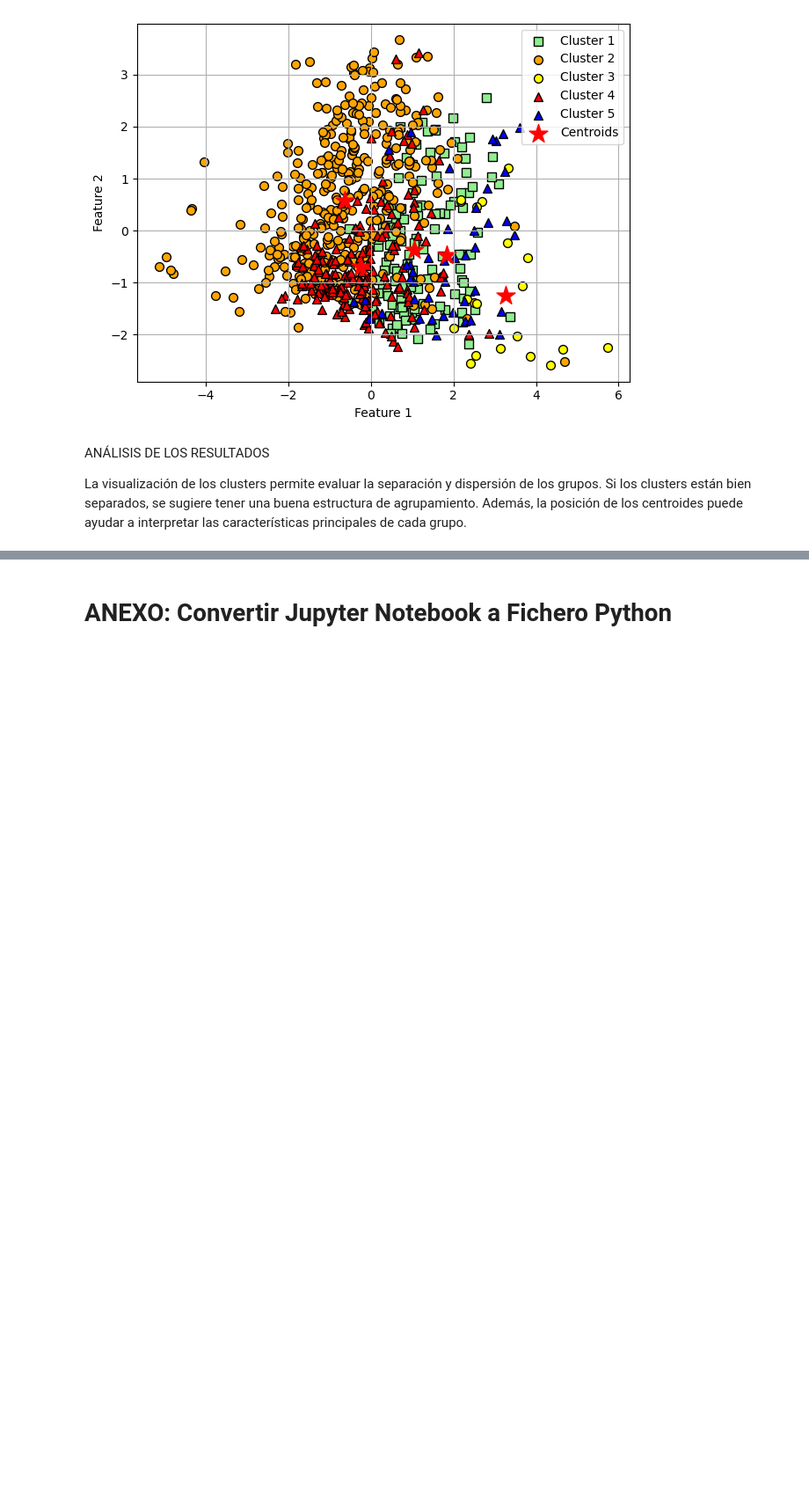
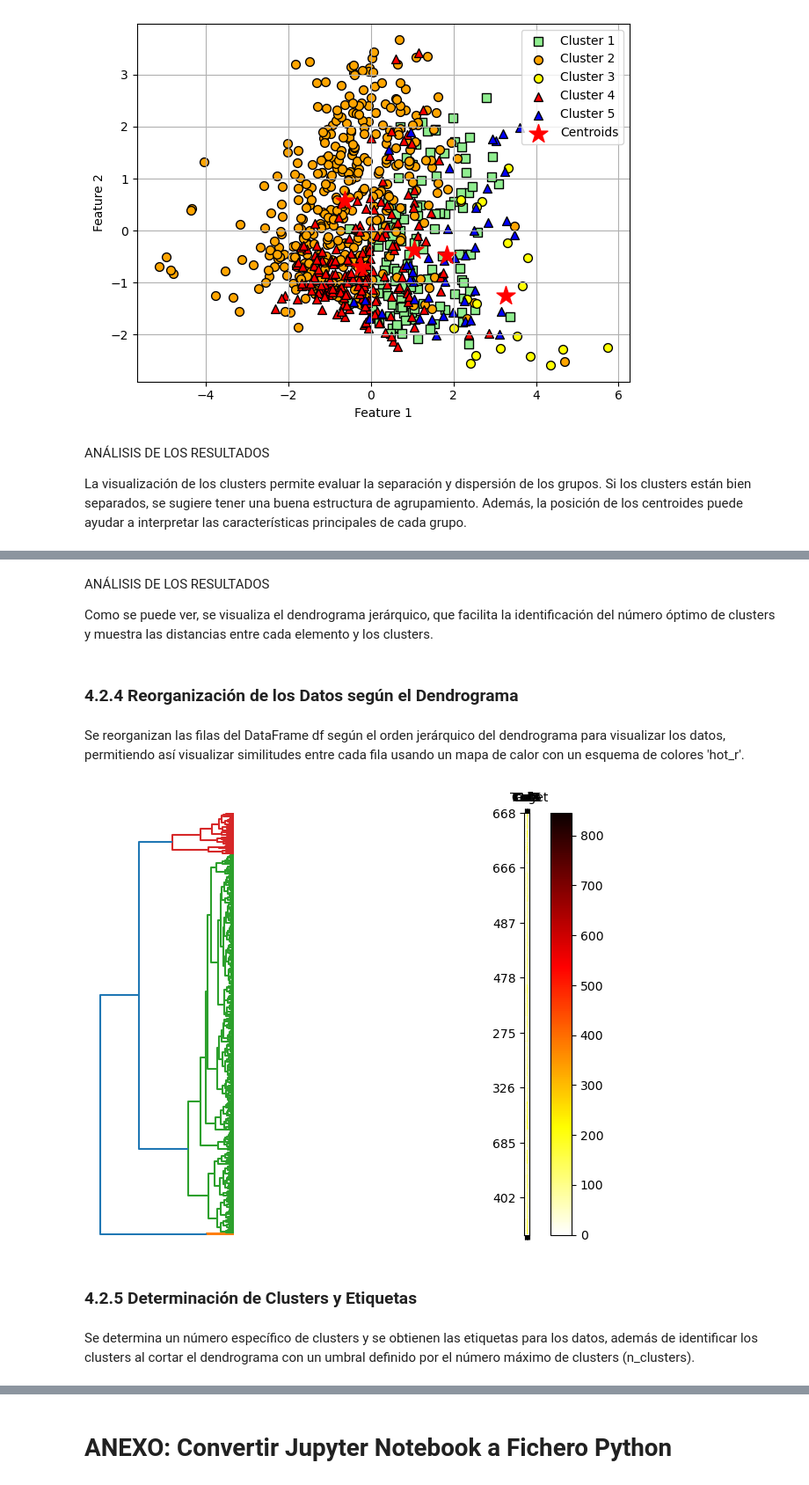
Before and after one commit to aleon2020/AA_2024-2025, a Jupyter notebook: Códigos Libro/formulario_final/formulario_final.ipynb, the cells around one changed output, grey strips where cells are left out. Shown at 88% size. Saved outputs shown, nothing was run; the diff lists cells and outputs as text; code cells hidden in the pictures; blank space fills up the shorter version.

```diff
--- a/Códigos Libro/formulario_final/formulario_final.ipynb
+++ b/Códigos Libro/formulario_final/formulario_final.ipynb
@@ -1053,0 +1139,36 @@ La visualización de los clusters permite evaluar la separación y dispersión d
+# %% [markdown]
+ANÁLISIS DE LOS RESULTADOS
+
+Como se puede ver, se visualiza el dendrograma jerárquico, que facilita la identificación del número óptimo de clusters y muestra las distancias entre cada elemento y los clusters.
+# %% [markdown]
+### 4.2.4 Reorganización de los Datos según el Dendrograma
+# %% [markdown]
+Se reorganizan las filas del DataFrame df según el orden jerárquico del dendrograma para visualizar los datos, permitiendo así visualizar similitudes entre cada fila usando un mapa de calor con un esquema de colores 'hot_r'.
+# %%
+# PÁGINA 326
+fig = plt.figure(figsize=(8, 8), facecolor='white')
+axd = fig.add_axes([0.09, 0.1, 0.2, 0.6])
+row_dendr = dendrogram(row_clusters, orientation='left')
+
+df_rowclust = df.iloc[row_dendr['leaves'][::-1]]
+
+axm = fig.add_axes([0.23, 0.1, 0.6, 0.6])
+cax = axm.matshow(df_rowclust,
+                  interpolation='nearest',
+                  cmap='hot_r')
+
+axd.set_xticks([])
+axd.set_yticks([])
+for i in axd.spines.values():
+    i.set_visible(False)
+fig.colorbar(cax)
+axm.set_xticklabels([''] + list(df_rowclust.columns))
+axm.set_yticklabels([''] + list(df_rowclust.index))
+plt.show()
+# ----------
+# %% [output]
+[figure, added]
+# %% [markdown]
+### 4.2.5 Determinación de Clusters y Etiquetas
+# %% [markdown]
+Se determina un número específico de clusters y se obtienen las etiquetas para los datos, además de identificar los clusters al cortar el dendrograma con un umbral definido por el número máximo de clusters (n_clusters).
```
Also changed, not shown: parts of 40 cells of this notebook, 3 other files.
